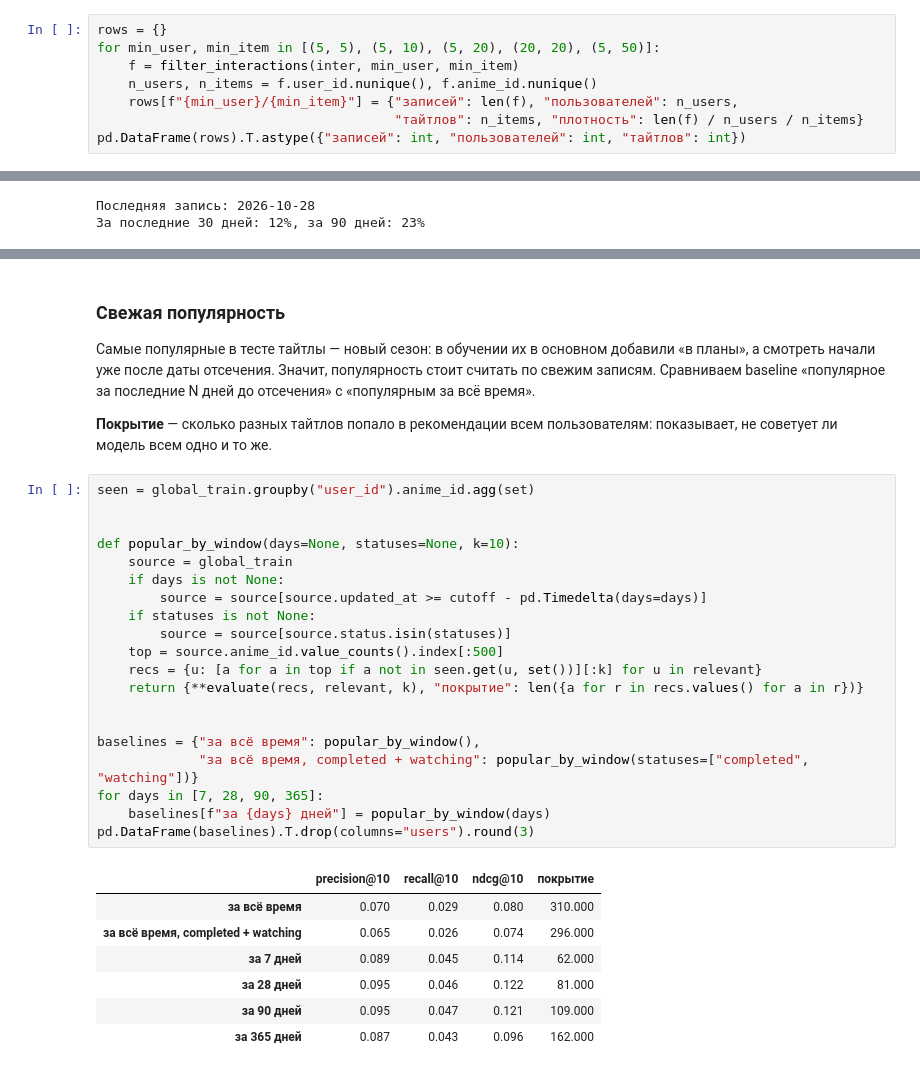
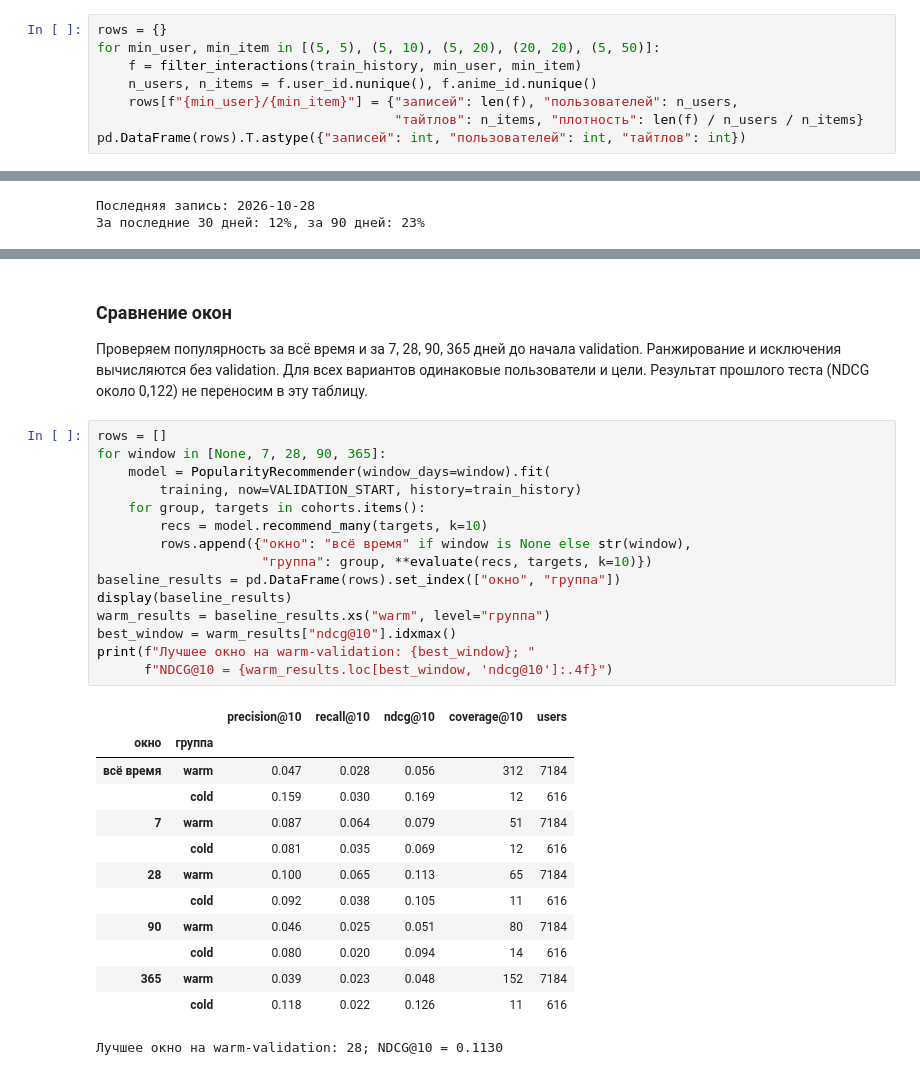
Before and after one commit to Drain-Doglazer/AniFolder, a Jupyter notebook: ml/notebooks/01_eda.ipynb, the cells around one changed output, grey strips where cells are left out. Cells and saved outputs as stored; diff of their text form.

Commit message:
add temporal validation protocol and refresh baselines

```diff
--- a/ml/notebooks/01_eda.ipynb
+++ b/ml/notebooks/01_eda.ipynb
@@ -251,7 +272,7 @@ pd.DataFrame({
 # %%
 rows = {}
 for min_user, min_item in [(5, 5), (5, 10), (5, 20), (20, 20), (5, 50)]:
-    f = filter_interactions(inter, min_user, min_item)
+    f = filter_interactions(train_history, min_user, min_item)
     n_users, n_items = f.user_id.nunique(), f.anime_id.nunique()
     rows[f"{min_user}/{min_item}"] = {"записей": len(f), "пользователей": n_users,
                                       "тайтлов": n_items, "плотность": len(f) / n_users / n_items}
@@ -644,37 +647,38 @@ global_train[global_train.anime_id.isin(top10)].status.value_counts(normalize=Tr
 # %% [markdown]
-### Свежая популярность
+### Сравнение окон
 
-Самые популярные в тесте тайтлы — новый сезон: в обучении их в основном добавили «в планы», а смотреть начали уже после даты отсечения. Значит, популярность стоит считать по свежим записям. Сравниваем baseline «популярное за последние N дней до отсечения» с «популярным за всё время».
-
-**Покрытие** — сколько разных тайтлов попало в рекомендации всем пользователям: показывает, не советует ли модель всем одно и то же.
+Проверяем популярность за всё время и за 7, 28, 90, 365 дней до начала validation.
+Ранжирование и исключения вычисляются без validation. Для всех вариантов одинаковые
+пользователи и цели. Результат прошлого теста (NDCG около 0,122) не переносим в эту таблицу.
 # %%
-seen = global_train.groupby("user_id").anime_id.agg(set)
-
-
-def popular_by_window(days=None, statuses=None, k=10):
-    source = global_train
-    if days is not None:
-        source = source[source.updated_at >= cutoff - pd.Timedelta(days=days)]
-    if statuses is not None:
-        source = source[source.status.isin(statuses)]
-    top = source.anime_id.value_counts().index[:500]
-    recs = {u: [a for a in top if a not in seen.get(u, set())][:k] for u in relevant}
-    return {**evaluate(recs, relevant, k), "покрытие": len({a for r in recs.values() for a in r})}
-
-
-baselines = {"за всё время": popular_by_window(),
-             "за всё время, completed + watching": popular_by_window(statuses=["completed", "watching"])}
-for days in [7, 28, 90, 365]:
-    baselines[f"за {days} дней"] = popular_by_window(days)
-pd.DataFrame(baselines).T.drop(columns="users").round(3)
+rows = []
+for window in [None, 7, 28, 90, 365]:
+    model = PopularityRecommender(window_days=window).fit(
+        training, now=VALIDATION_START, history=train_history)
+    for group, targets in cohorts.items():
+        recs = model.recommend_many(targets, k=10)
+        rows.append({"окно": "всё время" if window is None else str(window),
+                     "группа": group, **evaluate(recs, targets, k=10)})
+baseline_results = pd.DataFrame(rows).set_index(["окно", "группа"])
+display(baseline_results)
+warm_results = baseline_results.xs("warm", level="группа")
+best_window = warm_results["ndcg@10"].idxmax()
+print(f"Лучшее окно на warm-validation: {best_window}; "
+      f"NDCG@10 = {warm_results.loc[best_window, 'ndcg@10']:.4f}")
 # %% [output]
-|  | precision@10 | recall@10 | ndcg@10 | покрытие |
-| за всё время | 0.070 | 0.029 | 0.080 | 310.000 |
-| за всё время, completed + watching | 0.065 | 0.026 | 0.074 | 296.000 |
-| за 7 дней | 0.089 | 0.045 | 0.114 | 62.000 |
-| за 28 дней | 0.095 | 0.046 | 0.122 | 81.000 |
-| за 90 дней | 0.095 | 0.047 | 0.121 | 109.000 |
-| за 365 дней | 0.087 | 0.043 | 0.096 | 162.000 |
+|  |  | precision@10 | recall@10 | ndcg@10 | coverage@10 | users |
+| окно | группа |  |  |  |  |  |
+| всё время | warm | 0.047 | 0.028 | 0.056 | 312 | 7184 |
+|  | cold | 0.159 | 0.030 | 0.169 | 12 | 616 |
+| 7 | warm | 0.087 | 0.064 | 0.079 | 51 | 7184 |
+|  | cold | 0.081 | 0.035 | 0.069 | 12 | 616 |
+| 28 | warm | 0.100 | 0.065 | 0.113 | 65 | 7184 |
+|  | cold | 0.092 | 0.038 | 0.105 | 11 | 616 |
+| 90 | warm | 0.046 | 0.025 | 0.051 | 80 | 7184 |
+|  | cold | 0.080 | 0.020 | 0.094 | 14 | 616 |
+| 365 | warm | 0.039 | 0.023 | 0.048 | 152 | 7184 |
+|  | cold | 0.118 | 0.022 | 0.126 | 11 | 616 |
+Лучшее окно на warm-validation: 28; NDCG@10 = 0.1130
 # %% [markdown]
 ### Вывод по разделу 6
 
```
Also changed, not shown: parts of 22 cells of this notebook, 2 other files.
